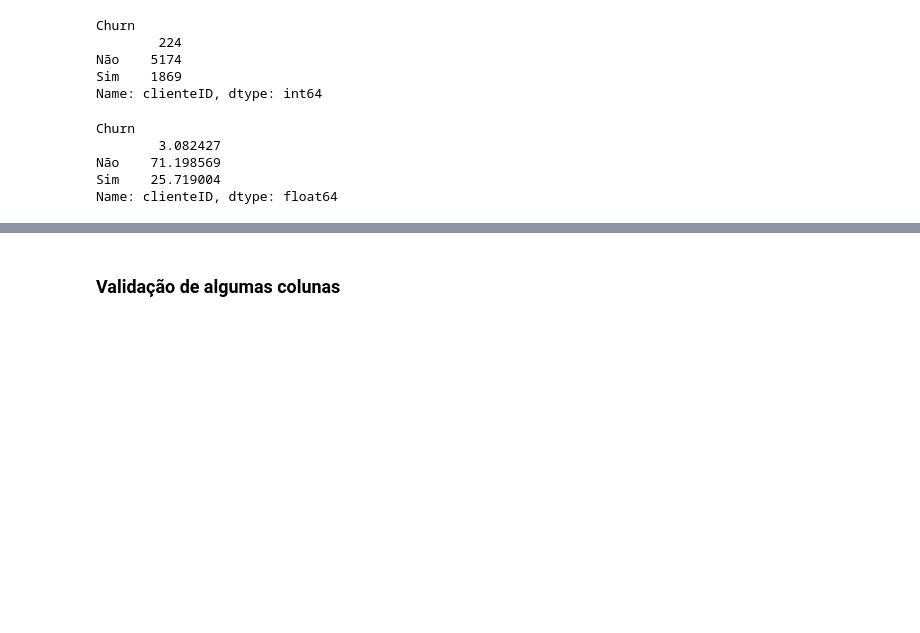
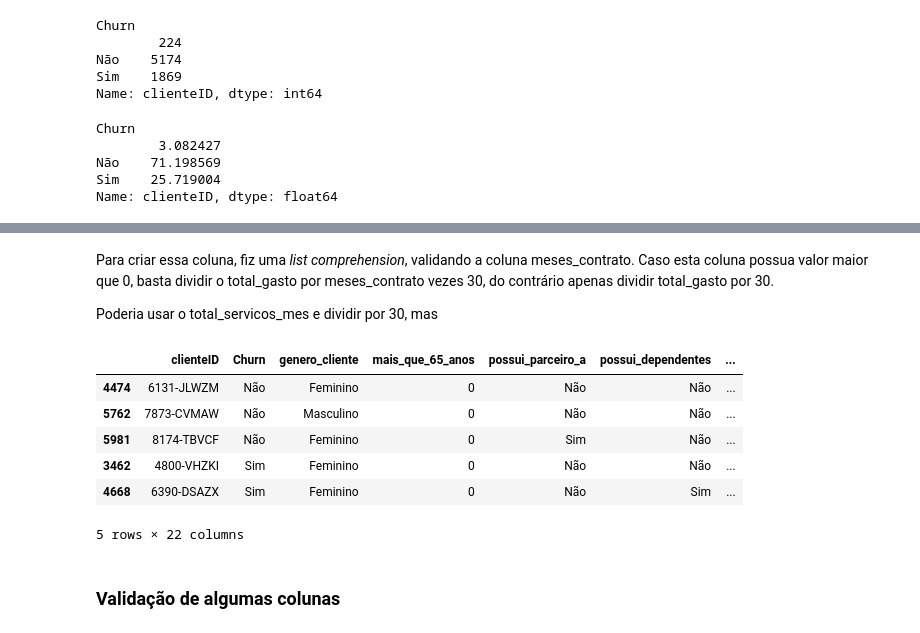
Before and after one commit to thiagocunha88/DataScience-Challenge_DS_Alura, a Jupyter notebook: Challenge_Alura_DS.ipynb, the cells around one changed output, grey strips where cells are left out. Cells and saved outputs as stored; diff of their text form; code cells hidden in the pictures; blank space fills up the shorter version.

```diff
--- a/Challenge_Alura_DS.ipynb
+++ b/Challenge_Alura_DS.ipynb
@@ -330,0 +330,3 @@ df_base_traduzido.reset_index(drop = True)
+# %%
+df_base_traduzido['teste'] = (df_base_traduzido.total_gasto / df_base_traduzido.meses_contrato) - df_base_traduzido.total_servicos_mes
+df_base_traduzido.teste.plot(kind='hist')
@@ -331,12 +335,24 @@ df_base_traduzido.reset_index(drop = True)
+# %% [markdown]
+
+
+Para criar essa coluna, fiz uma *list comprehension*, validando a coluna meses_contrato. Caso esta coluna possua valor maior que 0, basta dividir o total_gasto por meses_contrato vezes 30, do contrário apenas dividir total_gasto por 30.
+
+Poderia usar o total_servicos_mes e dividir por 30, mas
 # %%
-# Criando coluna gastos_diarios, quando meses_contrato < 0, usar coluna total_servicos_mes,
-# quando meses_contrato > 0 considera total_gasto
-df_base['gastos_diarios'] = [df_base.total_gasto[i] / (df_base.meses_contrato[i] * 30)
-                             if df_base.meses_contrato[i] > 0
-                             else df_base.total_servicos_mes[i] / 30
-                             for i in df_base.index]
+df_base_traduzido['gastos_diarios'] = [df_base_traduzido.total_gasto[i] / (df_base_traduzido.meses_contrato[i] * 30)
+                             if df_base_traduzido.meses_contrato[i] > 0
+                             else df_base_traduzido.total_gasto[i] / 30
+                             for i in df_base_traduzido.index]
 
-df_base.head(2)
+df_base_traduzido.sample(5)
+# %% [output]
+|  | clienteID | Churn | genero_cliente | mais_que_65_anos | possui_parceiro_a | possui_dependentes | ... |
+| 4474 | 6131-JLWZM | Não | Feminino | 0 | Não | Não | ... |
+| 5762 | 7873-CVMAW | Não | Masculino | 0 | Não | Não | ... |
+| 5981 | 8174-TBVCF | Não | Feminino | 0 | Sim | Não | ... |
+| 3462 | 4800-VHZKI | Sim | Feminino | 0 | Não | Não | ... |
+| 4668 | 6390-DSAZX | Sim | Feminino | 0 | Não | Sim | ... |
+5 rows × 22 columns
 # %% [markdown]
 ### Validação de algumas colunas
 # %%
```
Also changed, not shown: parts of 6 cells of this notebook.
